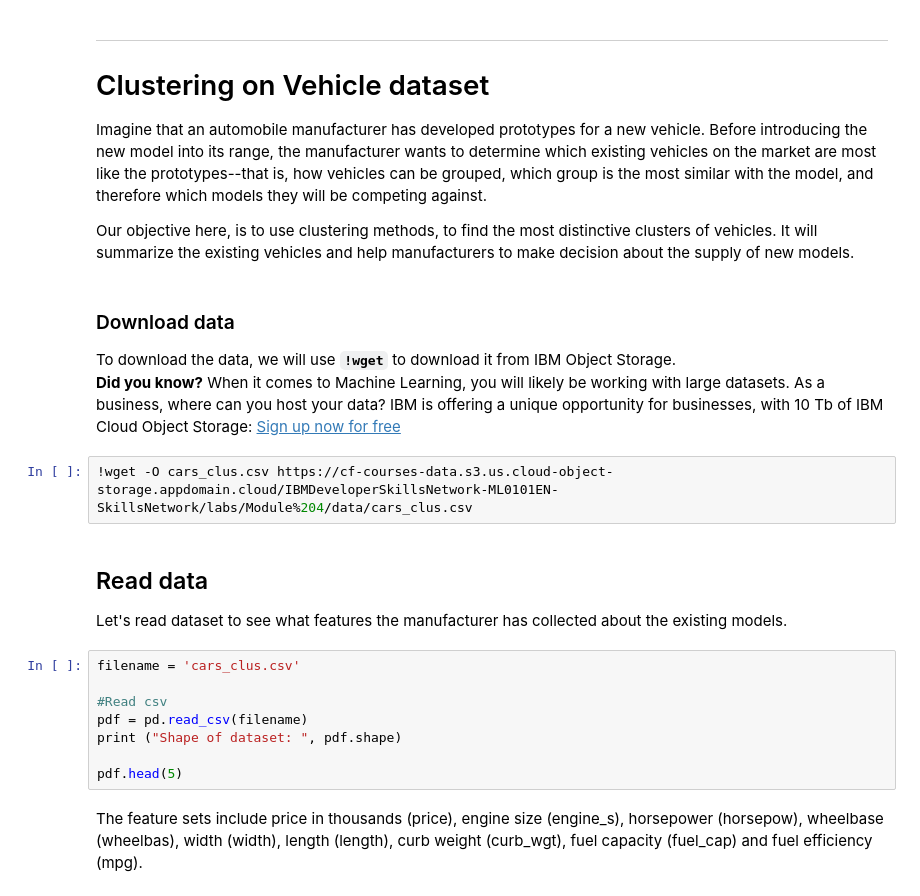
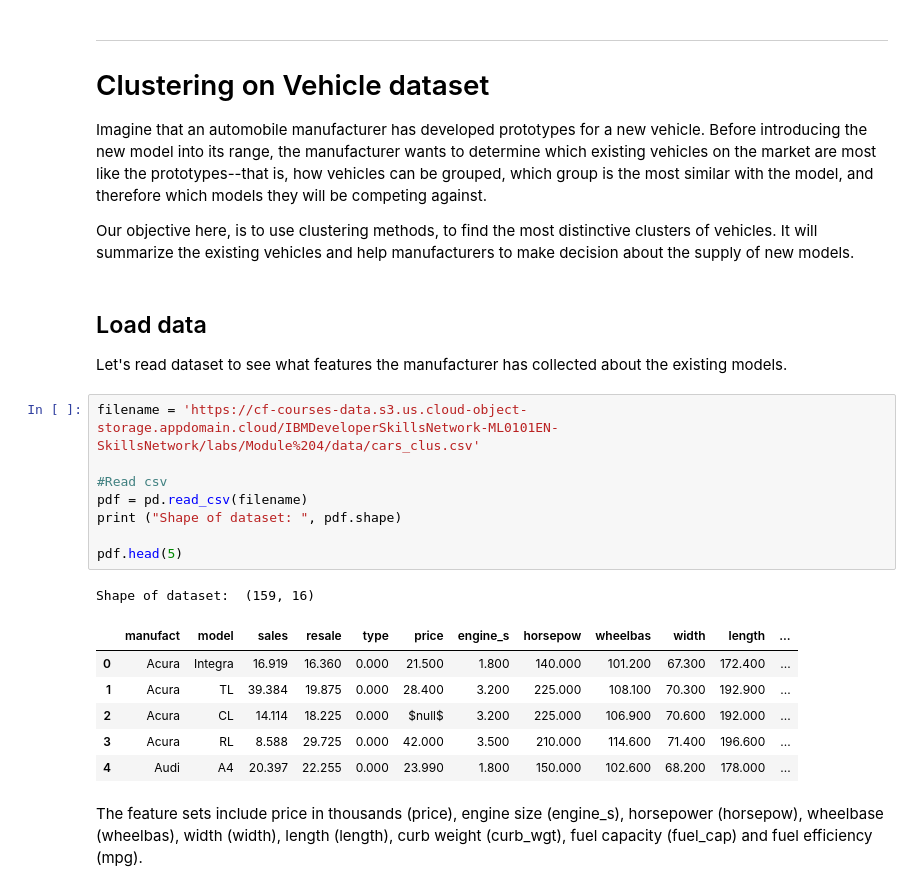
Before and after one commit to DanielBarnes18/IBM-Data-Science-Professional-Certificate, a Jupyter notebook: 09. Machine Learning with Python/04. Clustering/02. Agglomerative Clustering.ipynb, the cells around one changed output. Cells and saved outputs as stored; diff of their text form.

```diff
--- a/09. Machine Learning with Python/04. Clustering/02. Agglomerative Clustering.ipynb
+++ b/09. Machine Learning with Python/04. Clustering/02. Agglomerative Clustering.ipynb
@@ -183,25 +193,26 @@ dendro = hierarchy.dendrogram(Z)
 Imagine that an automobile manufacturer has developed prototypes for a new vehicle. Before introducing the new model into its range, the manufacturer wants to determine which existing vehicles on the market are most like the prototypes--that is, how vehicles can be grouped, which group is the most similar with the model, and therefore which models they will be competing against.
 
 Our objective here, is to use clustering methods, to find the most distinctive clusters of vehicles. It will summarize the existing vehicles and help manufacturers to make decision about the supply of new models.
-# %% [markdown]
-### Download data
-
-To download the data, we will use **`!wget`** to download it from IBM Object Storage.\
-**Did you know?** When it comes to Machine Learning, you will likely be working with large datasets. As a business, where can you host your data? IBM is offering a unique opportunity for businesses, with 10 Tb of IBM Cloud Object Storage: [Sign up now for free](http://cocl.us/ML0101EN-IBM-Offer-CC)
+# %% [markdown]
+## Load data
+
+Let's read dataset to see what features the manufacturer has collected about the existing models.
 # %%
-!wget -O cars_clus.csv https://cf-courses-data.s3.us.cloud-object-storage.appdomain.cloud/IBMDeveloperSkillsNetwork-ML0101EN-SkillsNetwork/labs/Module%204/data/cars_clus.csv
+filename = 'https://cf-courses-data.s3.us.cloud-object-storage.appdomain.cloud/IBMDeveloperSkillsNetwork-ML0101EN-SkillsNetwork/labs/Module%204/data/cars_clus.csv'
+
+#Read csv
+pdf = pd.read_csv(filename)
+print ("Shape of dataset: ", pdf.shape)
+
+pdf.head(5)
+# %% [output]
+Shape of dataset:  (159, 16)
+|  | manufact | model | sales | resale | type | price | engine_s | horsepow | wheelbas | width | length | ... |
+| 0 | Acura | Integra | 16.919 | 16.360 | 0.000 | 21.500 | 1.800 | 140.000 | 101.200 | 67.300 | 172.400 | ... |
+| 1 | Acura | TL | 39.384 | 19.875 | 0.000 | 28.400 | 3.200 | 225.000 | 108.100 | 70.300 | 192.900 | ... |
+| 2 | Acura | CL | 14.114 | 18.225 | 0.000 | $null$ | 3.200 | 225.000 | 106.900 | 70.600 | 192.000 | ... |
+| 3 | Acura | RL | 8.588 | 29.725 | 0.000 | 42.000 | 3.500 | 210.000 | 114.600 | 71.400 | 196.600 | ... |
+| 4 | Audi | A4 | 20.397 | 22.255 | 0.000 | 23.990 | 1.800 | 150.000 | 102.600 | 68.200 | 178.000 | ... |
-# %% [markdown]
-## Read data
-
-Let's read dataset to see what features the manufacturer has collected about the existing models.
-# %%
-filename = 'cars_clus.csv'
-
-#Read csv
-pdf = pd.read_csv(filename)
-print ("Shape of dataset: ", pdf.shape)
-
-pdf.head(5)
 # %% [markdown]
 The feature sets include  price in thousands (price), engine size (engine_s), horsepower (horsepow), wheelbase (wheelbas), width (width), length (length), curb weight (curb_wgt), fuel capacity (fuel_cap) and fuel efficiency (mpg).
 # %% [markdown]
```
Also changed, not shown: parts of 26 cells of this notebook.
